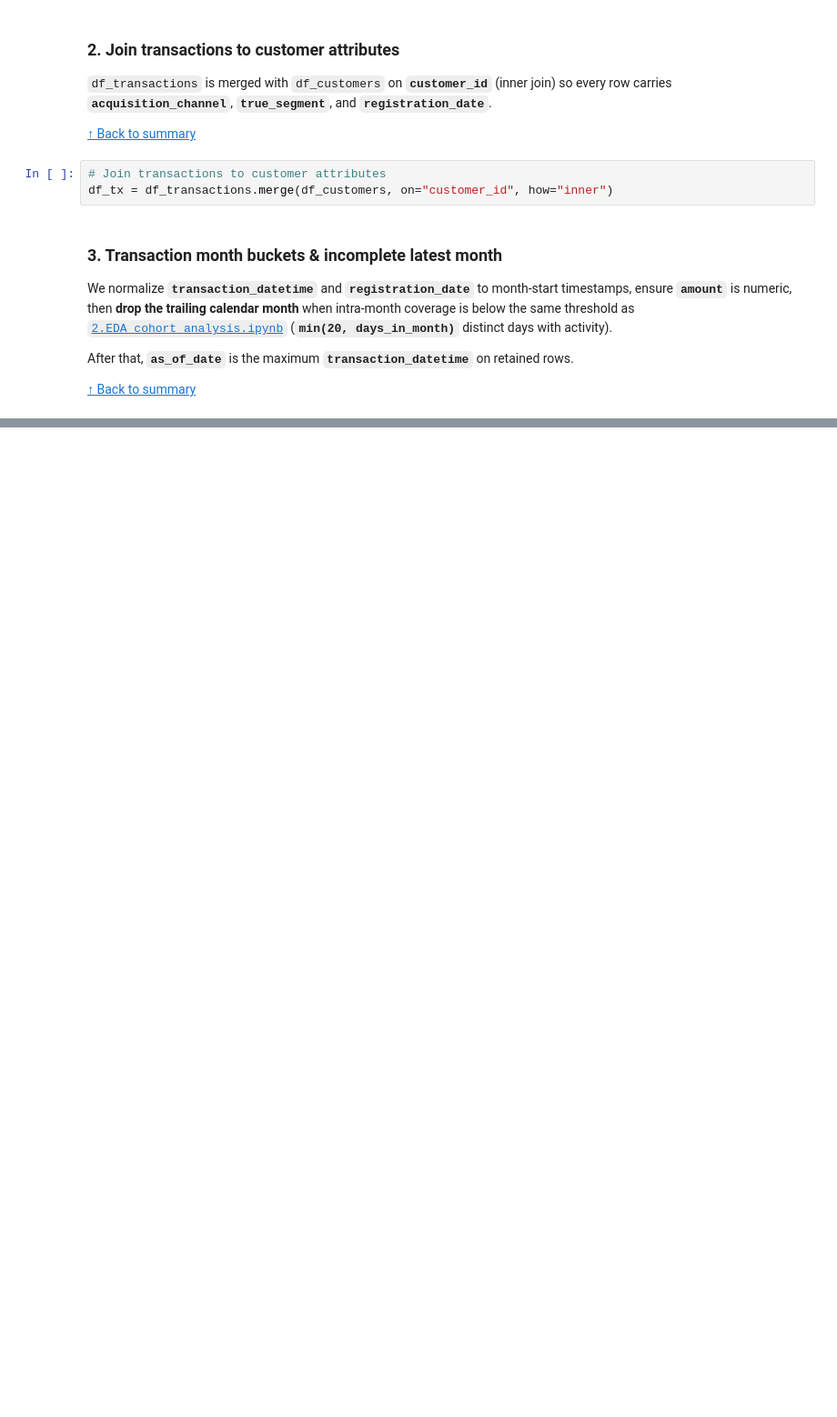
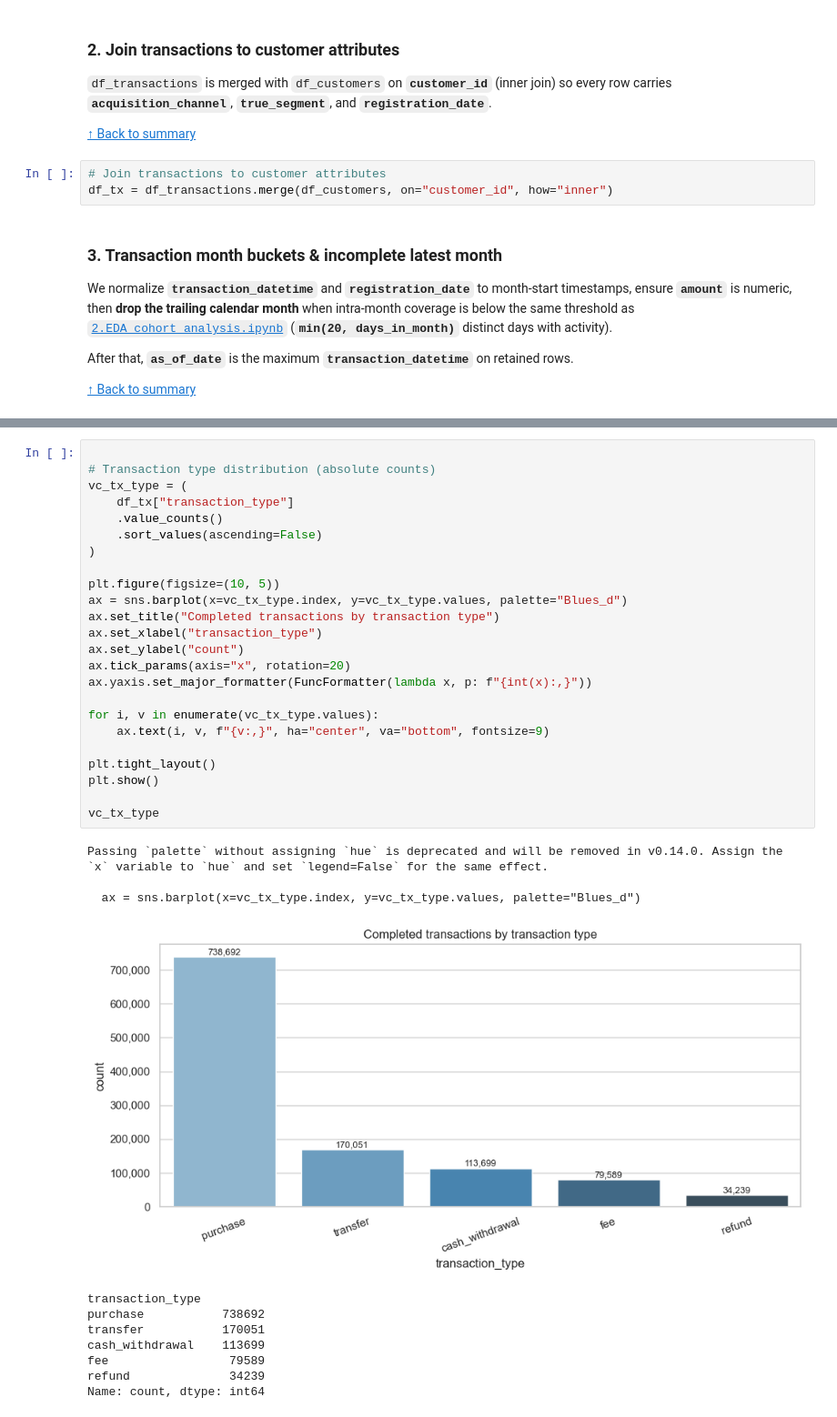
Before and after one commit to pauloabcalcada/fintech-ai-segmentation, a Jupyter notebook: notebooks/3.EDA_RFM_Clustering.ipynb, the cells around one changed output, grey strips where cells are left out. Shown at 91% size. Drawn from its saved outputs; the diff is of its cells as text; blank space fills up the shorter version.

```diff
--- a/notebooks/3.EDA_RFM_Clustering.ipynb
+++ b/notebooks/3.EDA_RFM_Clustering.ipynb
@@ -266,0 +320,36 @@ print("as_of_date:", as_of_date)
+# %%
+
+# Transaction type distribution (absolute counts)
+vc_tx_type = (
+    df_tx["transaction_type"]
+    .value_counts()
+    .sort_values(ascending=False)
+)
+
+plt.figure(figsize=(10, 5))
+ax = sns.barplot(x=vc_tx_type.index, y=vc_tx_type.values, palette="Blues_d")
+ax.set_title("Completed transactions by transaction type")
+ax.set_xlabel("transaction_type")
+ax.set_ylabel("count")
+ax.tick_params(axis="x", rotation=20)
+ax.yaxis.set_major_formatter(FuncFormatter(lambda x, p: f"{int(x):,}"))
+
+for i, v in enumerate(vc_tx_type.values):
+    ax.text(i, v, f"{v:,}", ha="center", va="bottom", fontsize=9)
+
+plt.tight_layout()
+plt.show()
+
+vc_tx_type
+# %% [output]
+Passing `palette` without assigning `hue` is deprecated and will be removed in v0.14.0. Assign the `x` variable to `hue` and set `legend=False` for the same effect.
+
+  ax = sns.barplot(x=vc_tx_type.index, y=vc_tx_type.values, palette="Blues_d")
+[figure, added]
+transaction_type
+purchase           738692
+transfer           170051
+cash_withdrawal    113699
+fee                 79589
+refund              34239
+Name: count, dtype: int64
```
Also changed, not shown: parts of 13 cells of this notebook, 8 other files.
